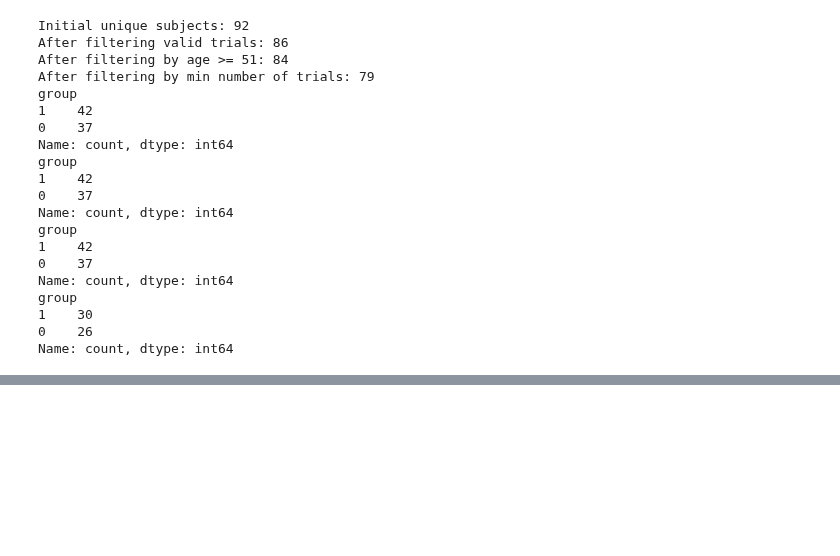
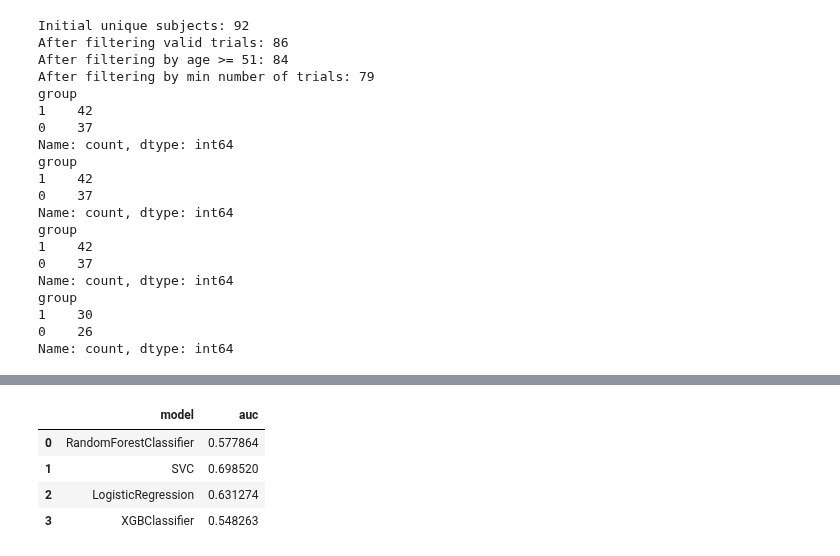
Before and after one commit to gianluca-capelo/tmt-analysis, a Jupyter notebook: notebooks/modelling.ipynb, the cells around one changed output, grey strips where cells are left out. Cells and saved outputs as stored; diff of their text form; code cells hidden in the pictures; blank space fills up the shorter version.

```diff
--- a/notebooks/modelling.ipynb
+++ b/notebooks/modelling.ipynb
@@ -1552,0 +1251,27 @@ inner_cv seed: 9
+# %%
+
+def calculate_metrics_leave_one_out(df, model_name):
+    y_test_all = [i[0] for i in df[df['model'] == model_name]['y_test'].values]
+    y_pred_proba_all = [i[0] for i in df[df['model'] == model_name]['y_pred_proba'].values]
+    roc_auc_score(y_test_all, y_pred_proba_all)
+    return pd.DataFrame({
+            'model': model_name,
+            'auc': roc_auc_score(y_test_all, y_pred_proba_all),
+            # 'accuracy': accuracy_score(y_test_all, y_pred_proba_all),
+            # 'balanced_accuracy': balanced_accuracy_score(y_test_all, y_pred_proba_all),
+            # 'precision': precision_score(y_test_all, y_pred_proba_all),
+            # 'recall': recall_score(y_test_all, y_pred_proba_all),
+            # 'f1': f1_score(y_test_all, y_pred_proba_all),
+            }, index=[0])
+
+model_dfs = []
+for model_name in all_metrics_df['model'].unique():
+    model_dfs.append(calculate_metrics_leave_one_out(all_metrics_df, model_name))
+
+pd.concat(model_dfs).reset_index(drop=True)
+# %% [output]
+|  | model | auc |
+| 0 | RandomForestClassifier | 0.577864 |
+| 1 | SVC | 0.698520 |
+| 2 | LogisticRegression | 0.631274 |
+| 3 | XGBClassifier | 0.548263 |
```
Also changed, not shown: parts of 38 cells of this notebook.
